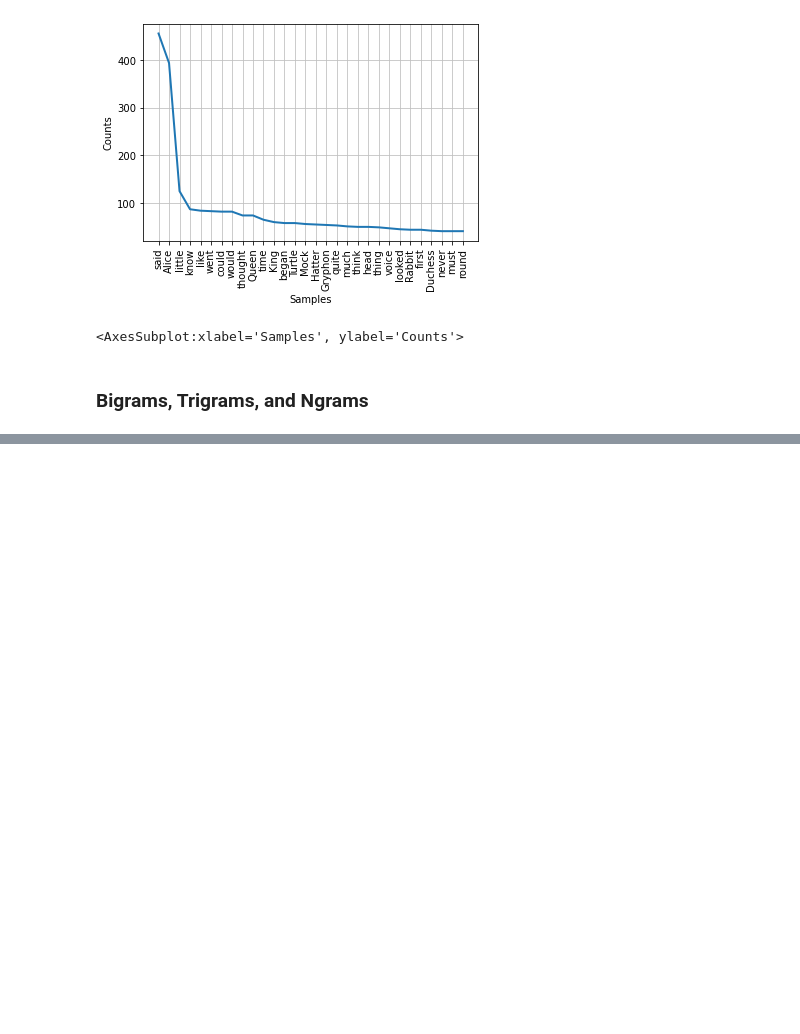
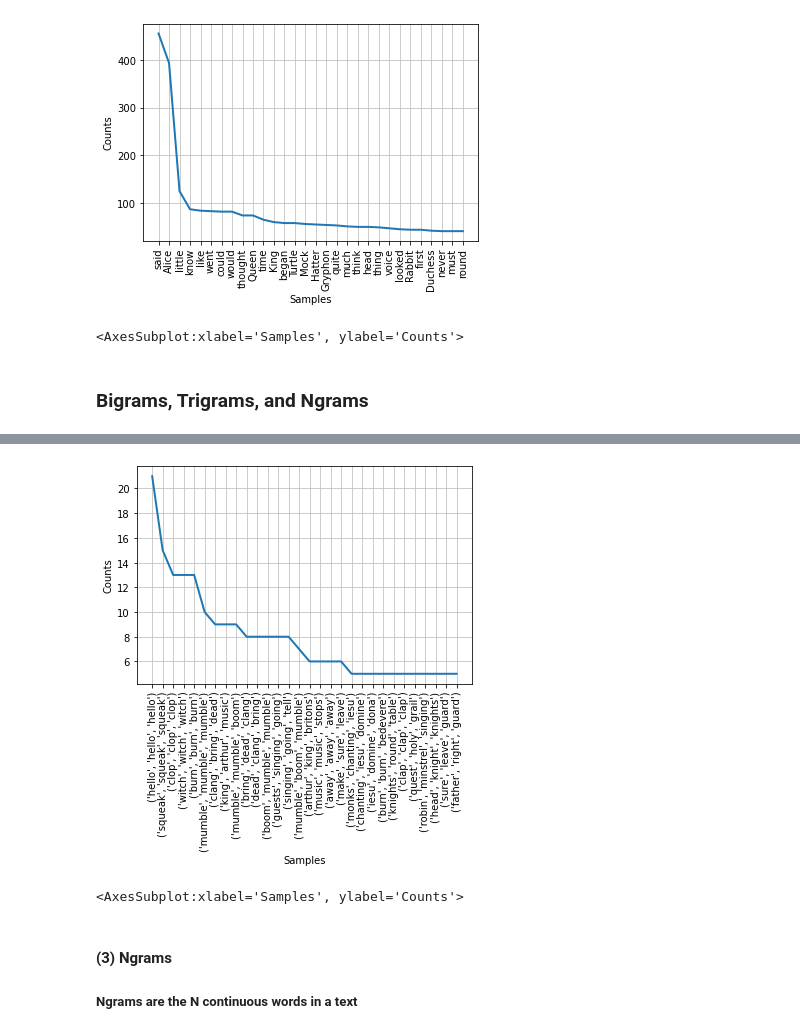
Before and after one commit to pappumahato/Natural-Language-Processing, a Jupyter notebook: nlp_basics.ipynb, the cells around one changed output, grey strips where cells are left out. Cells and saved outputs as stored; diff of their text form; code cells hidden in the pictures; blank space fills up the shorter version.

```diff
--- a/nlp_basics.ipynb
+++ b/nlp_basics.ipynb
@@ -206,0 +259,19 @@ fdist.plot(30)
+# %%
+# To create Trigrams using "webtext" corpus
+from nltk.corpus import webtext, stopwords
+from nltk import trigrams
+txt_words = [w.lower() for w in webtext.words('grail.txt')]
+
+stop_words = set(stopwords.words('english'))
+
+filtered_word = []
+
+for w in txt_words:
+    if w not in stop_words:
+        if len(w)>3:
+            filtered_word.append(w)
+# %%
+B = trigrams(filtered_word)
+
+fdist = FreqDist(B)
+fdist.most_common(20)
@@ -206,0 +299,8 @@ fdist.plot(30)
+# %%
+fdist.plot(30)
+# %% [output]
+[figure, added]
+<AxesSubplot:xlabel='Samples', ylabel='Counts'>
+# %% [markdown]
+#### (3) Ngrams
+##### Ngrams are the N continuous words in a text
```
Also changed, not shown: parts of 25 cells of this notebook, 1 other file.
